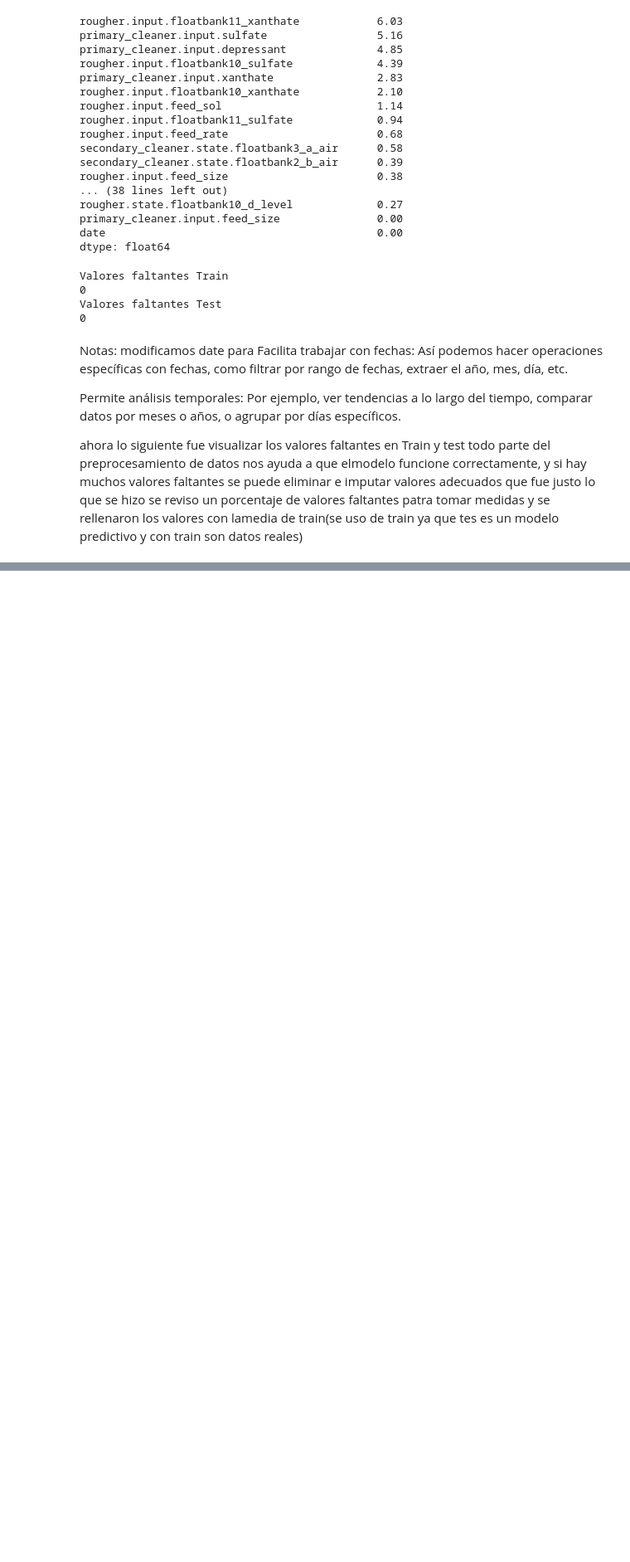
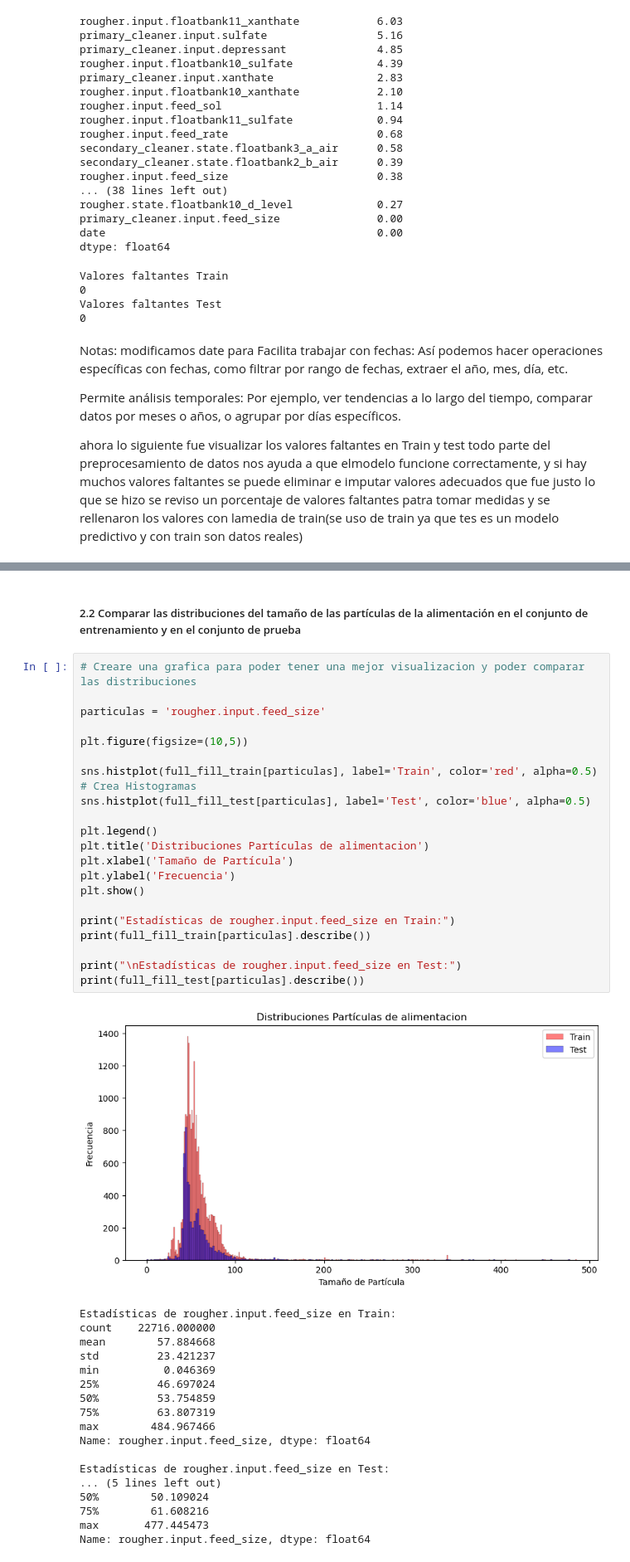
Before and after one commit to LudwinLeon24/data-science-portfolio, a Jupyter notebook: Bootcamp/Project-12-Final-Module-2/Project-12.ipynb, the cells around one changed output, grey strips where cells are left out. Shown at 83% size. Cells and saved outputs as stored; diff of their text form; blank space fills up the shorter version.

```diff
--- a/Bootcamp/Project-12-Final-Module-2/Project-12.ipynb
+++ b/Bootcamp/Project-12-Final-Module-2/Project-12.ipynb
@@ -288,0 +334,42 @@ ahora lo siguiente fue visualizar los valores faltantes en Train y test todo par
+# %% [markdown]
+##### 2.2 Comparar las distribuciones del tamaño de las partículas de la alimentación en el conjunto de entrenamiento y en el conjunto de prueba
+# %%
+# Creare una grafica para poder tener una mejor visualizacion y poder comparar las distribuciones
+
+particulas = 'rougher.input.feed_size'
+
+plt.figure(figsize=(10,5))
+
+sns.histplot(full_fill_train[particulas], label='Train', color='red', alpha=0.5) # Crea Histogramas
+sns.histplot(full_fill_test[particulas], label='Test', color='blue', alpha=0.5)
+
+plt.legend()
+plt.title('Distribuciones Partículas de alimentacion')
+plt.xlabel('Tamaño de Partícula')
+plt.ylabel('Frecuencia')
+plt.show()
+
+print("Estadísticas de rougher.input.feed_size en Train:")
+print(full_fill_train[particulas].describe())
+
+print("\nEstadísticas de rougher.input.feed_size en Test:")
+print(full_fill_test[particulas].describe())
+# %% [output]
+[figure, added]
+Estadísticas de rougher.input.feed_size en Train:
+count    22716.000000
+mean        57.884668
+std         23.421237
+min          0.046369
+25%         46.697024
+50%         53.754859
+75%         63.807319
+max        484.967466
+Name: rougher.input.feed_size, dtype: float64
+
+Estadísticas de rougher.input.feed_size en Test:
+... (5 lines left out)
+50%        50.109024
+75%        61.608216
+max       477.445473
+Name: rougher.input.feed_size, dtype: float64
```
Also changed, not shown: parts of 15 cells of this notebook.
